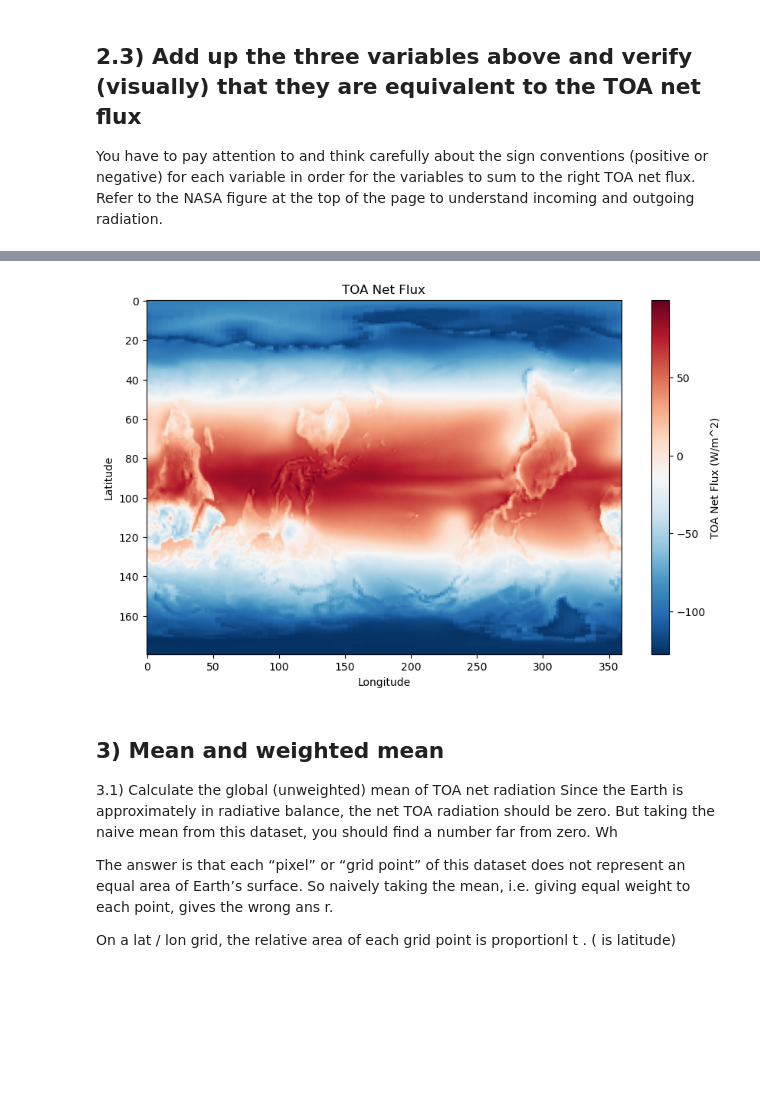
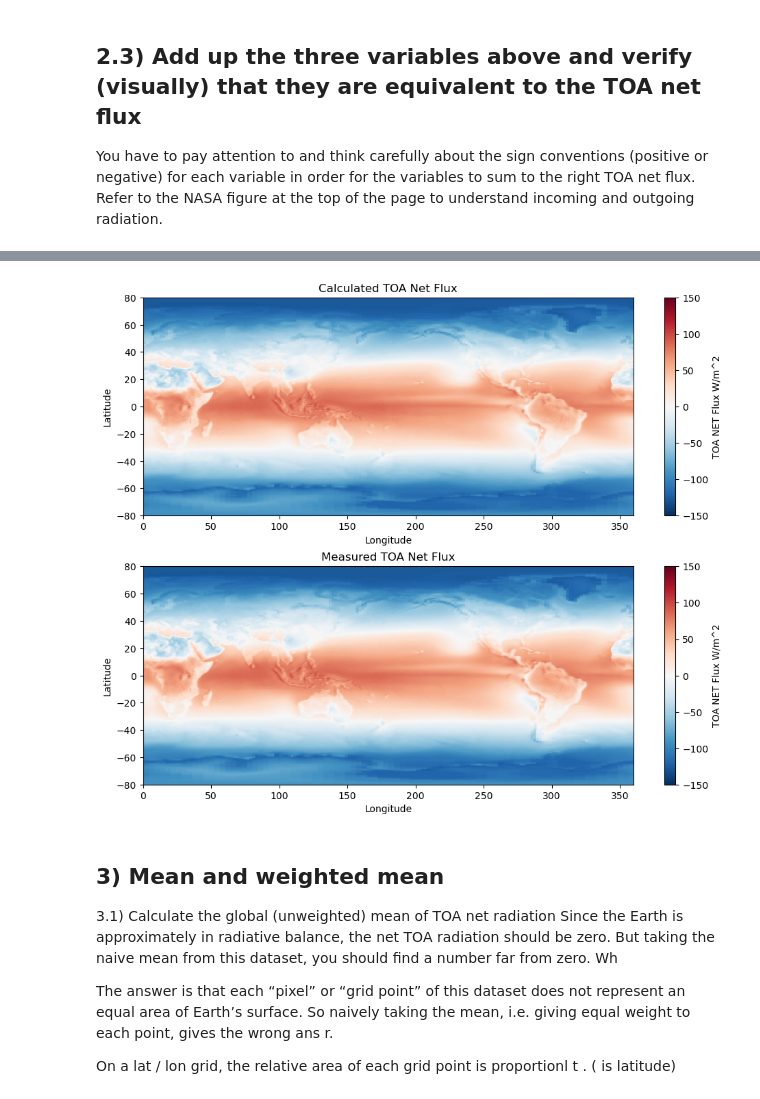
Before and after one commit to otieno-okoko/assignments-, a Jupyter notebook: Assignment_7/Assignment_7.ipynb, the cells around one changed output, grey strips where cells are left out. Saved outputs shown, nothing was run; the diff lists cells and outputs as text; code cells hidden in the pictures; blank space fills up the shorter version.

```diff
--- a/Assignment_7/Assignment_7.ipynb
+++ b/Assignment_7/Assignment_7.ipynb
@@ -158,13 +146,25 @@ plt.show()
-# %%
-plt.figure(figsize=(10, 6))
-plt.imshow(ds_mean['toa_net_all_mon'], cmap='RdBu_r', aspect='auto')
-plt.colorbar(label='TOA Net Flux (W/m^2)')
-plt.title('TOA Net Flux')
-plt.xlabel('Longitude')
-plt.ylabel('Latitude')
-plt.show()
-# %% [output]
-[figure, removed]
+# %%
+
+toa_net_flux_calculated = -ds_mean['toa_lw_all_mon'] - ds_mean['toa_sw_all_mon'] + ds_mean['solar_mon']
+
+fig, ax = plt.subplots(figsize=(10, 8), nrows=2)
+
+plot_t_netflux= ax[0].imshow(toa_net_flux_calculated, vmin=-150, vmax=150, cmap='RdBu_r', origin='lower',extent=[0, 360, -80, 80])
+plt.colorbar(plot_t_netflux, ax=ax[0], label = 'TOA NET Flux W/m^2')
+ax[0].set_title('Calculated TOA Net Flux')
+ax[0].set_xlabel('Longitude')
+ax[0].set_ylabel('Latitude')
+
+
+plot_t_net_flux2 = ax[1].imshow(ds_mean['toa_net_all_mon'], vmin=-150, vmax=150, cmap='RdBu_r', origin='lower', extent=[0, 360, -80, 80])
+plt.colorbar(plot_t_net_flux2, ax=ax[1], label = 'TOA NET Flux W/m^2')
+ax[1].set_title('Measured TOA Net Flux')
+ax[1].set_xlabel('Longitude')
+ax[1].set_ylabel('Latitude')
+
+plt.tight_layout()
+# %% [output]
+[figure, added]
 # %% [markdown]
 ## 3) Mean and weighted mean
 3.1) Calculate the global (unweighted) mean of TOA net radiation
```
Also changed, not shown: parts of 4 cells of this notebook.
